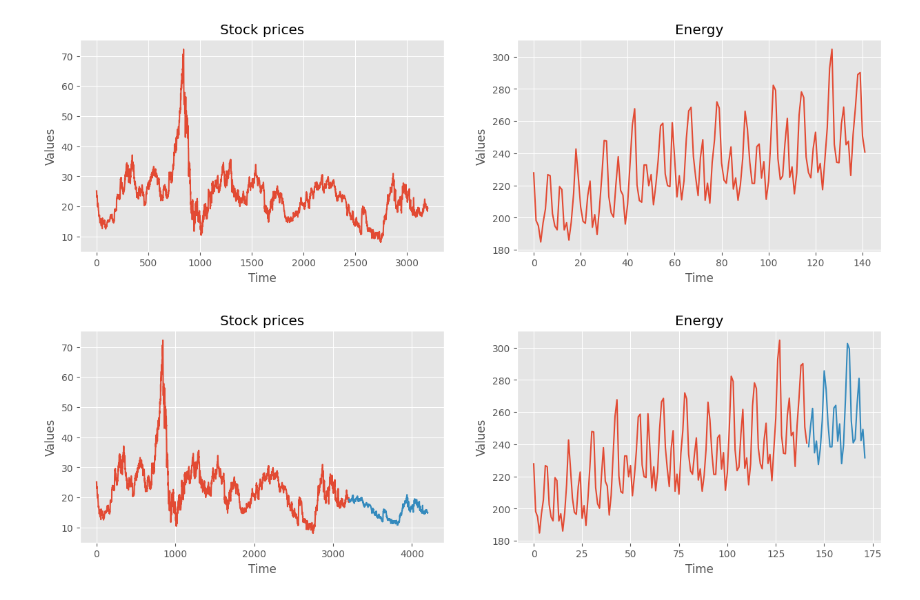
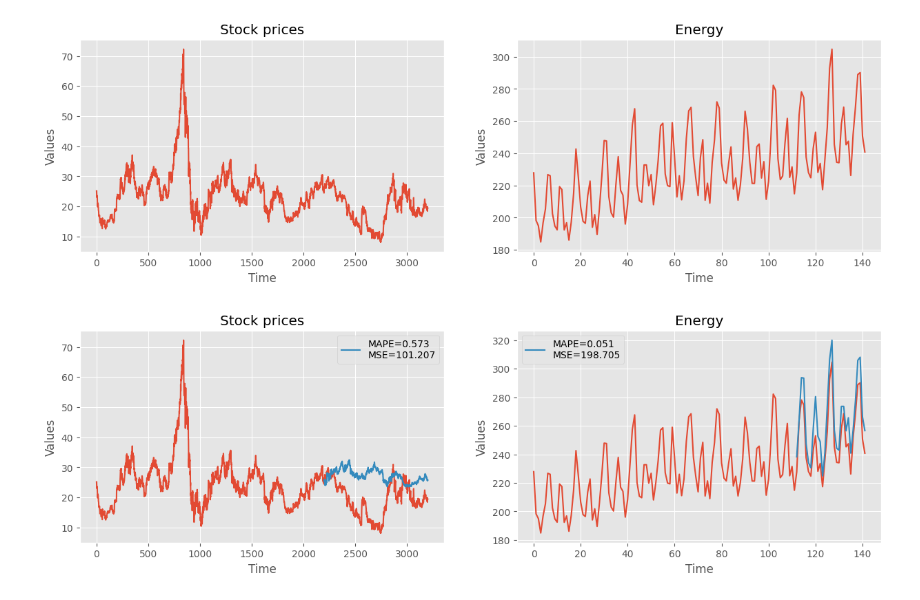
Before and after one commit to Anthony-Cov/MatObes, a Jupyter notebook: Zakharov/lab4_Choo.ipynb, the cells around one changed output. Cells and saved outputs as stored; diff of their text form; code cells hidden in the pictures.

```diff
--- a/Zakharov/lab4_Choo.ipynb
+++ b/Zakharov/lab4_Choo.ipynb
@@ -43,24 +45,28 @@ def forecast(data: np.array, h: int, m: int) -> np.array:
 
     return data[max_idx + m : max_idx + m + h] * coef[0] + coef[-1]
 # %%
-data_stock_pred = forecast(data_stock, h=1000, m=13)
-data_energy_pred = forecast(data_energy, h=30, m=6)
+data_stock_pred = forecast(data_stock[:-1000], h=1000, m=13)
+data_energy_pred = forecast(data_energy[:-30], h=30, m=6)
 
 fig, axs = plt.subplots(1, 2, figsize=(15, 4), dpi=100)
 
 axs[0].plot(np.arange(len(data_stock)), data_stock)
-axs[0].plot(np.arange(len(data_stock_pred))+len(data_stock), data_stock_pred)
+axs[0].plot(np.arange(len(data_stock_pred))+len(data_stock[:-1000]), data_stock_pred,\
+    label=f'MAPE={round(mean_absolute_percentage_error(data_stock[-1000:], data_stock_pred),3)}\nMSE={round(mean_squared_error(data_stock[-1000:], data_stock_pred), 3)}')
 axs[0].set_xlabel('Time')
 axs[0].set_ylabel('Values')
 axs[0].set_title('Stock prices')
+axs[0].legend()
 
 axs[1].plot(np.arange(len(data_energy)), data_energy)
-axs[1].plot(np.arange(len(data_energy_pred))+len(data_energy), data_energy_pred)
+axs[1].plot(np.arange(len(data_energy_pred))+len(data_energy[:-30]), data_energy_pred, \
+    label=f'MAPE={round(mean_absolute_percentage_error(data_energy[-30:], data_energy_pred), 3)}\nMSE={round(mean_squared_error(data_energy[-30:], data_energy_pred), 3)}')
 axs[1].set_xlabel('Time')
 axs[1].set_ylabel('Values')
 axs[1].set_title('Energy')
+axs[1].legend()
 
 plt.subplots_adjust(wspace=0.2)
 plt.show()
 # %% [output]
-[figure, old version]
+[figure, new version]
```
Also changed, not shown: parts of 1 cell of this notebook.
